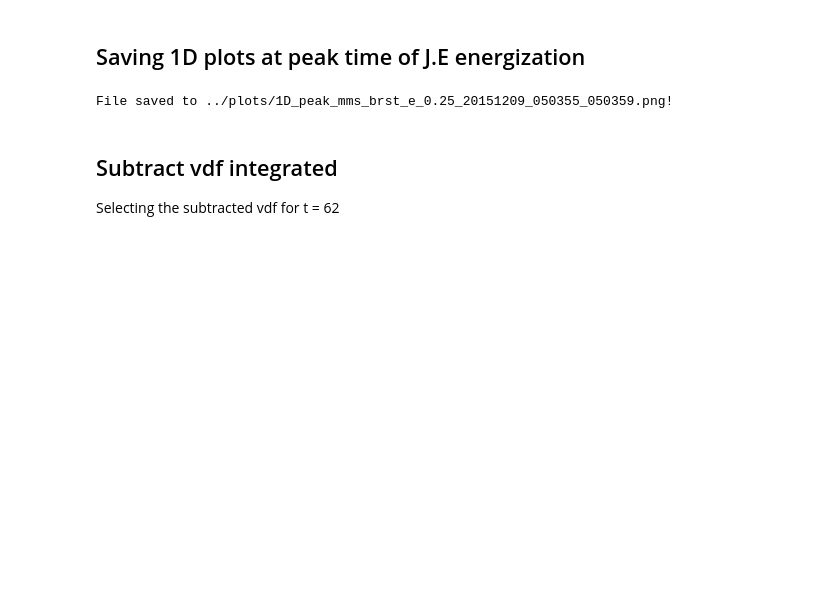
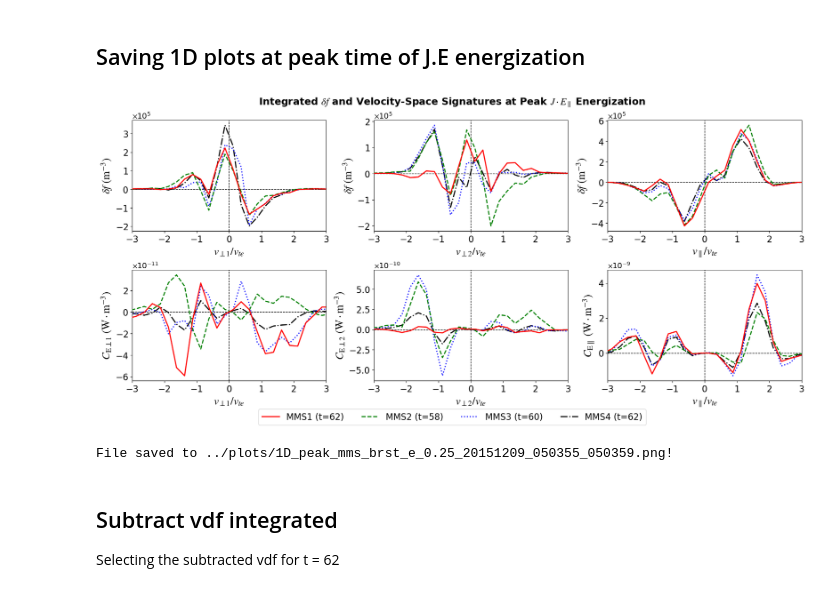
Before and after one commit to regisjohn/FPC_mRx, a Jupyter notebook: scripts/Publication_plots.ipynb, the cells around one changed output. Drawn from its saved outputs; the diff is of its cells as text; code cells hidden in the pictures; blank space fills up the shorter version.

Commit message:
Corrected axis labels in the 1D integrated vdf and fpc plots

```diff
--- a/scripts/Publication_plots.ipynb
+++ b/scripts/Publication_plots.ipynb
@@ -2937,8 +2937,8 @@ def load_plt_mms_data(hfiles, time_indices):
 import matplotlib.pyplot as plt
 from pyspedas import time_string
 
-def plt_vdf_fpc(trange, probes_data, time_index, prb=0, figsize=(18, 8), save_fig=False,
-             sav_ext='png'):
+def plt_vdf_fpc(trange, probes_data, time_index, prb=0, figsize=(18, 8),
+                save_fig=False, sav_ext='png'):
     """
     2×3 subplot layout:
       Row 0: delta f (df)
@@ -2989,9 +2989,12 @@ def plt_vdf_fpc(trange, probes_data, time_index, prb=0, figsize=(18, 8), save_fi
     for ax in axs[0, :3]:
         ax.set_ylabel(r'$\delta f\ (\mathrm{m^{-3}})$', fontsize=20)
 
+    x_labels = [r'$v_{\perp 1}/v_{te}$', r'$v_{\perp 2}/v_{te}$', r'$v_{\parallel}/v_{te}$']
     ce_labels = [r"C_{\mathrm{E}\perp 1}", r"C_{\mathrm{E}\perp 2}", r"C_{\mathrm{E}\parallel}"]
     for i, ax in enumerate(axs[1, :3]):
         ax.set_ylabel(rf'${ce_labels[i]}\ (\mathrm{{W\cdot m^{{-3}}}})$', fontsize=20)
+        axs[0, i].set_xlabel(x_labels[i], fontsize=20)
+        axs[1, i].set_xlabel(x_labels[i], fontsize=20)
 
     # Legend
     handles, labels = axs[0, 0].get_legend_handles_labels()
@@ -3109,9 +3112,12 @@ def plt_vdf_fpc_peak(trange, probes_data, time_indices, figsize=(18, 8), save_fi
     for ax in axs[0, :3]:
         ax.set_ylabel(r'$\delta f\ (\mathrm{m^{-3}})$', fontsize=20)
 
+    x_labels = [r'$v_{\perp 1}/v_{te}$', r'$v_{\perp 2}/v_{te}$', r'$v_{\parallel}/v_{te}$']
     ce_labels = [r"C_{\mathrm{E}\perp 1}", r"C_{\mathrm{E}\perp 2}", r"C_{\mathrm{E}\parallel}"]
     for i, ax in enumerate(axs[1, :3]):
         ax.set_ylabel(rf'${ce_labels[i]}\ (\mathrm{{W\cdot m^{{-3}}}})$', fontsize=20)
+        axs[0, i].set_xlabel(x_labels[i], fontsize=20)
+        axs[1, i].set_xlabel(x_labels[i], fontsize=20)
 
     # Legend
     handles, labels = axs[0, 0].get_legend_handles_labels()
@@ -3138,9 +3144,13 @@ def plt_vdf_fpc_peak(trange, probes_data, time_indices, figsize=(18, 8), save_fi
 # %%
 t_peaks = [62, 58, 60, 62]  # MMS1, MMS2, MMS3, MMS4
 probes_data = load_plt_mms_data(hfiles, t_peaks)
-plt_vdf_fpc_peak(trange, probes_data, t_peaks, save_fig=True)
+plt_vdf_fpc_peak(trange, probes_data, t_peaks)
 # %% [output]
-File saved to ../plots/1D_peak_mms_brst_e_0.25_20151209_050355_050359.png!
+[figure, added]
+# %%
+plt_vdf_fpc_peak(trange, probes_data, t_peaks, save_fig=True)
+# %% [output]
+File saved to ../plots/1D_peak_mms_brst_e_0.25_20151209_050355_050359.png!
 # %% [markdown]
 ## Subtract vdf integrated
 Selecting the subtracted vdf for t = 62
```
Also changed, not shown: parts of 1 cell of this notebook, 9 other files.
